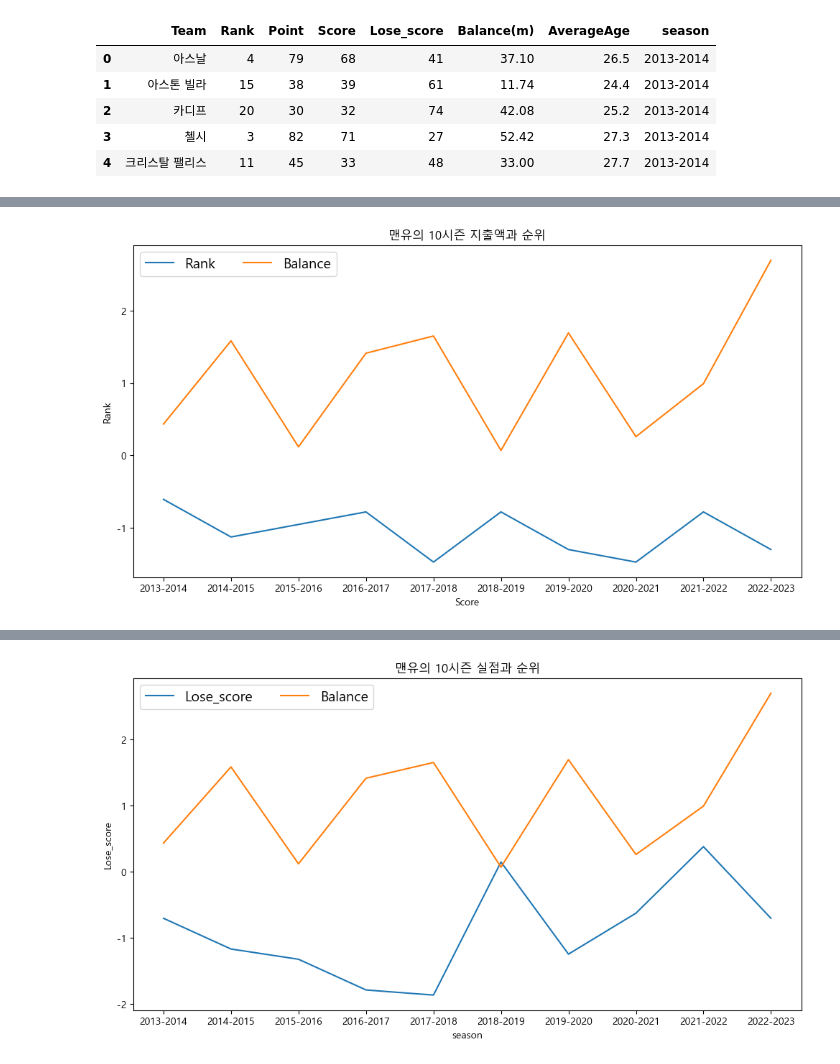
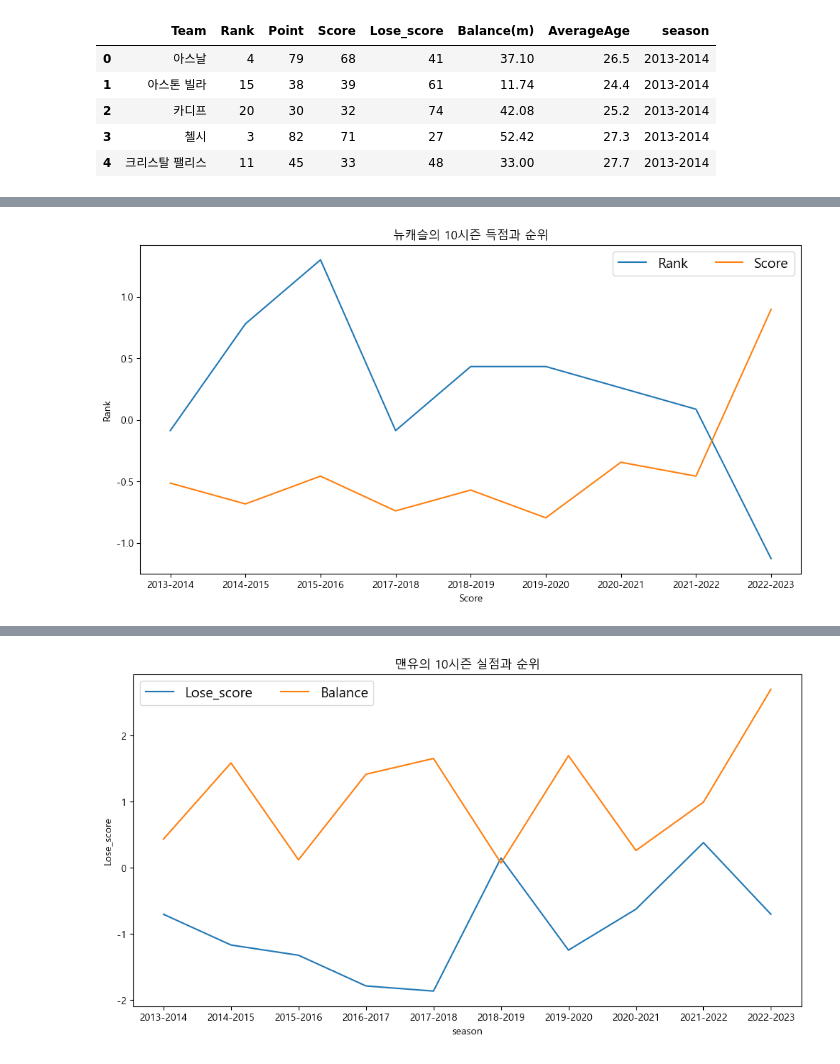
Before and after one commit to gingerman123/Soccer-Data, a Jupyter notebook: Soccer_Data_processing.ipynb, the cells around one changed output, grey strips where cells are left out. Saved outputs shown, nothing was run; the diff lists cells and outputs as text; code cells hidden in the pictures.

```diff
--- a/soccer_analysis.ipynb
+++ b/Soccer_Data_processing.ipynb
@@ -144,10 +123,10 @@ soccer_nor.head()
 | 4 | 1.063036 | -0.231187 | -0.097566 | -0.317401 | -0.423019 | 0.086711 | -1.078167 | 0.187994 | ... |
 # %%
 soccer_nm = pd.read_csv('Final_Data_normalize.csv', encoding='euc\kr')
-# 맨유의 열시즌 데이터
-mred_nor = soccer_nm.loc[soccer_nm.Team == '맨유']
+# 뉴캐슬의 열시즌 데이터
+mred_nor = soccer_nm.loc[soccer_nm.Team == '뉴캐슬']
 mred_nor = mred_nor.sort_values('season')
-mred = soccer.loc[soccer.Team == '맨유']
+mred = soccer.loc[soccer.Team == '뉴캐슬']
 mred = mred.sort_values('season')
 mred
 # %% [output]
@@ -177,15 +155,15 @@ mred_nor
 | 172 | 0.381603 | 0.992431 | -1.120819 | 0.379332 | 0.301519 | -0.780399 | 0.276598 | -1.276817 | ... |
 | 193 | -0.007788 | 2.700313 | -1.430174 | -0.704474 | 1.248993 | -1.300665 | 0.333046 | -1.440585 | ... |
 # %%
-# 맨유의 10시즌 득점과 순위
+# 뉴캐슬의 10시즌 득점과 순위
 plt.figure(figsize = (12,6))
 sns.lineplot(data = mred_nor, x = 'season', y = 'Rank', label = 'Rank')
-sns.lineplot(data = mred_nor, x = 'season', y = 'Balance(m)', label = 'Balance')
+sns.lineplot(data = mred_nor, x = 'season', y = 'Score', label = 'Score')
 plt.legend(loc = 'best', ncol =2, fontsize=14,frameon=True)
 plt.xlabel('Score',loc='center')
 plt.ylabel('Rank', loc = 'center')
-plt.title('맨유의 10시즌 지출액과 순위',loc='center')
+plt.title('뉴캐슬의 10시즌 득점과 순위',loc='center')
 plt.legend(loc = 'best', ncol =2, fontsize=14,frameon=True)
 plt.show()
 # %% [output]
-[figure, old version]
+[figure, new version]
```
Also changed, not shown: parts of 5 cells of this notebook, 5 other files.
